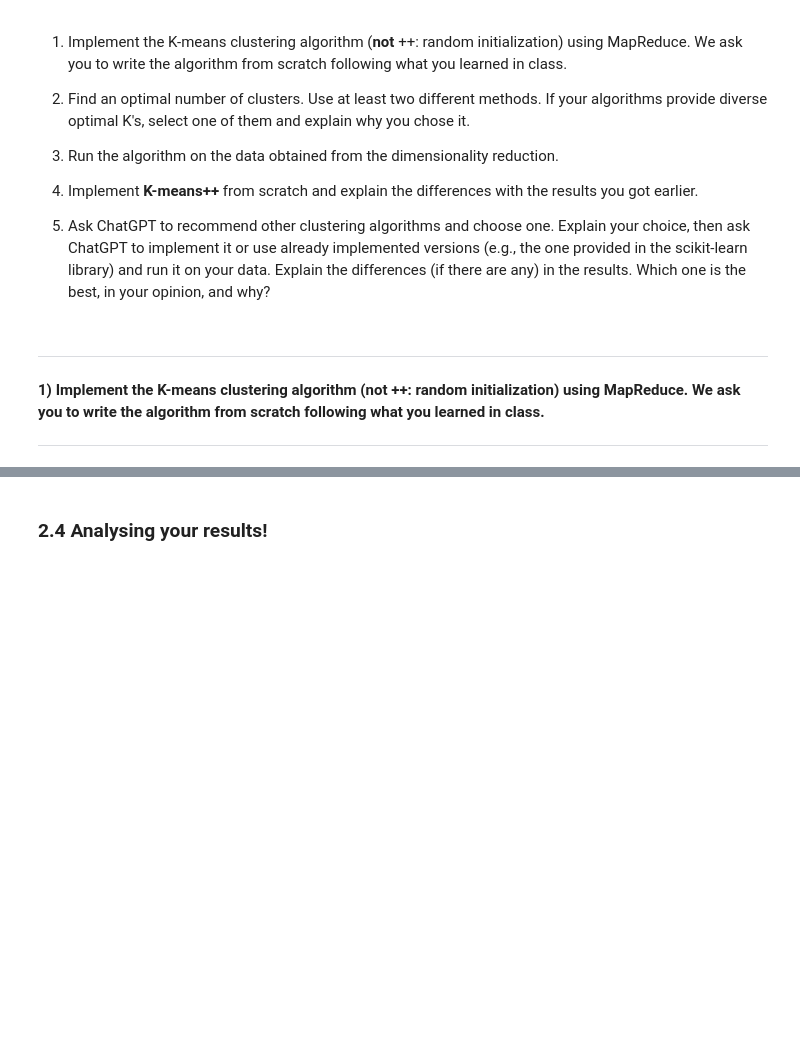
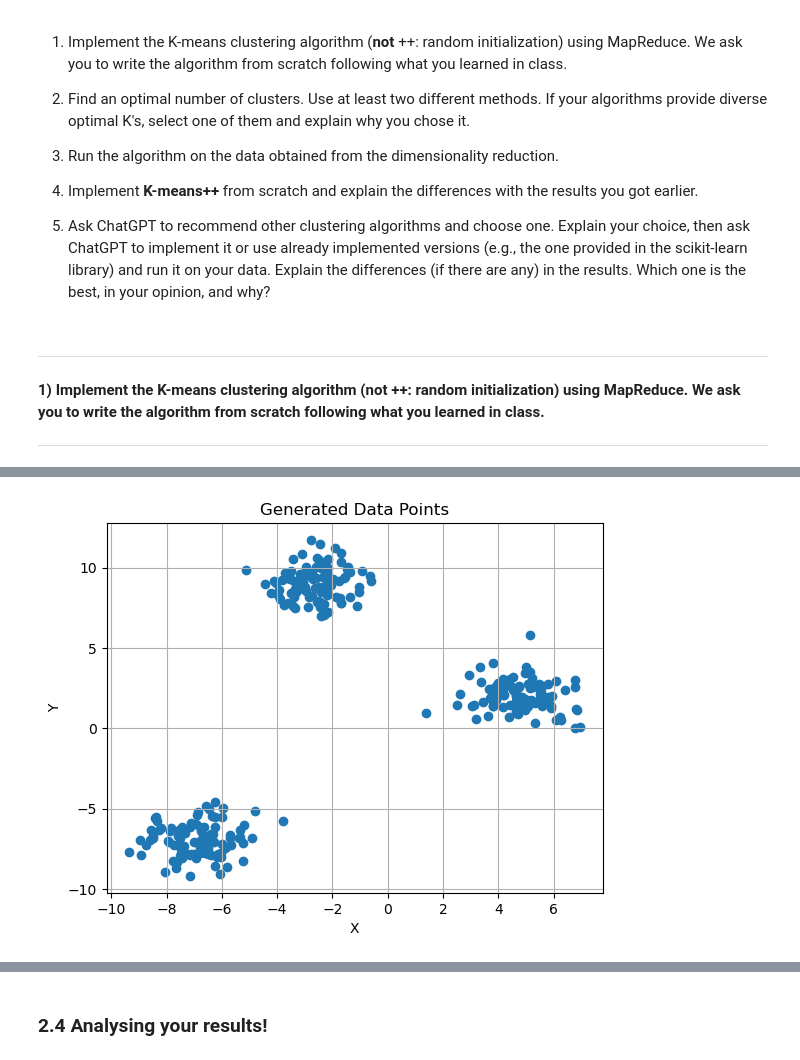
Before and after one commit to LorenzoPannacci/ADM-HW4, a Jupyter notebook: main.ipynb, the cells around one changed output, grey strips where cells are left out. Cells and saved outputs as stored; diff of their text form; code cells hidden in the pictures; blank space fills up the shorter version.

```diff
--- a/main.ipynb
+++ b/main.ipynb
@@ -689 +711,15 @@ os.environ['PYSPARK_DRIVER_PYTHON'] = r"D:\File\Anaconda\pythonw.exe"
+# %%
+# generating data points
+n_clusters = 3 # number of clusters to generate
+cluster_test_data, _ = make_blobs(n_samples = n_clusters * 100, centers = n_clusters, random_state = 42) # seed for reproducibility
+
+# plot
+plt.scatter(cluster_test_data[:, 0], cluster_test_data[:, 1])
+plt.title("Generated Data Points")
+plt.xlabel("X")
+plt.ylabel("Y")
+plt.grid(True)
+plt.show()
+# %% [output]
+[figure, added]
 # %%
```
Also changed, not shown: parts of 10 cells of this notebook.
